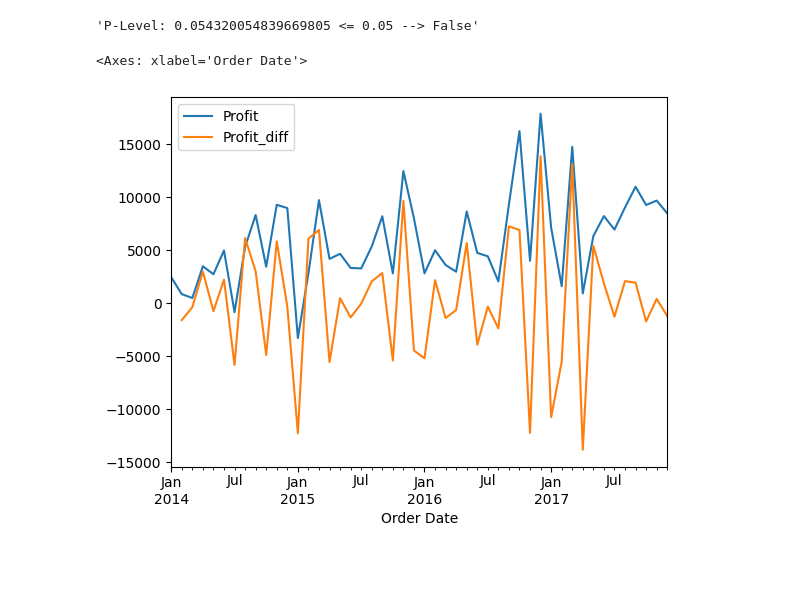
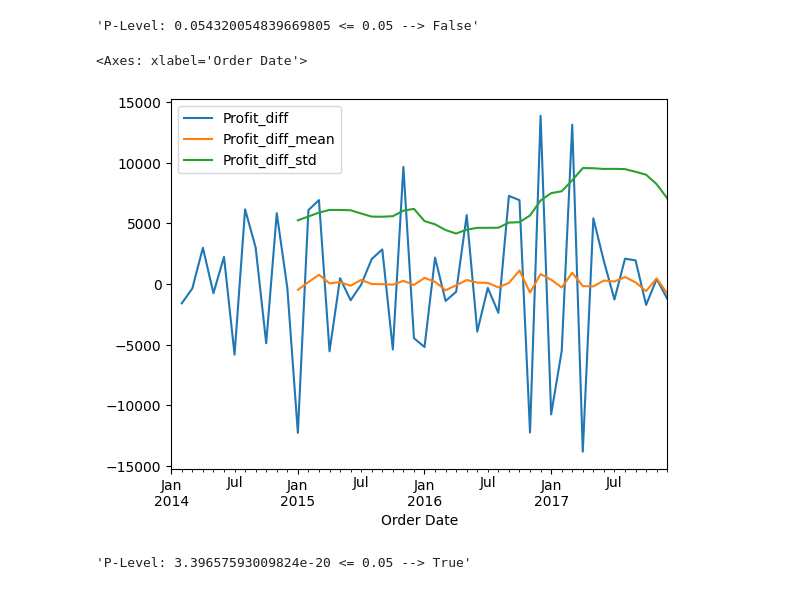
Before and after one commit to niceWizzard/pyseries, a Jupyter notebook: hey.ipynb, the cells around one changed output. Drawn from its saved outputs; the diff is of its cells as text; code cells hidden in the pictures; blank space fills up the shorter version.

```diff
--- a/hey.ipynb
+++ b/hey.ipynb
@@ -55,10 +55,17 @@ f"P-Level: {p} <= 0.05 --> {p < 0.05}"
 'P-Level: 0.054320054839669805 <= 0.05 --> False'
 # %%
 df_profit["Profit_diff"] = df_profit["Profit"].diff()
-df_profit_diff = df_profit["Profit_diff"].copy()
+df_profit_diff = df_profit[["Profit_diff"]].copy()
 
 
-df_profit_diff["_mean"] = df_profit_diff["Profit_diff"].rolling(12).mean()
+df_profit_diff["Profit_diff_mean"] = df_profit["Profit_diff"].rolling(12).mean()
+df_profit_diff["Profit_diff_std"] = df_profit["Profit_diff"].rolling(12).std()
+df_profit_diff.plot()
 # %% [output]
 <Axes: xlabel='Order Date'>
-[figure, old version]
+[figure, new version]
+# %%
+p=adfuller(df_profit_diff["Profit_diff"].dropna())[1]
+f"P-Level: {p} <= 0.05 --> {p < 0.05}"
+# %% [output]
+'P-Level: 3.39657593009824e-20 <= 0.05 --> True'
```
Also changed, not shown: parts of 1 cell of this notebook.
